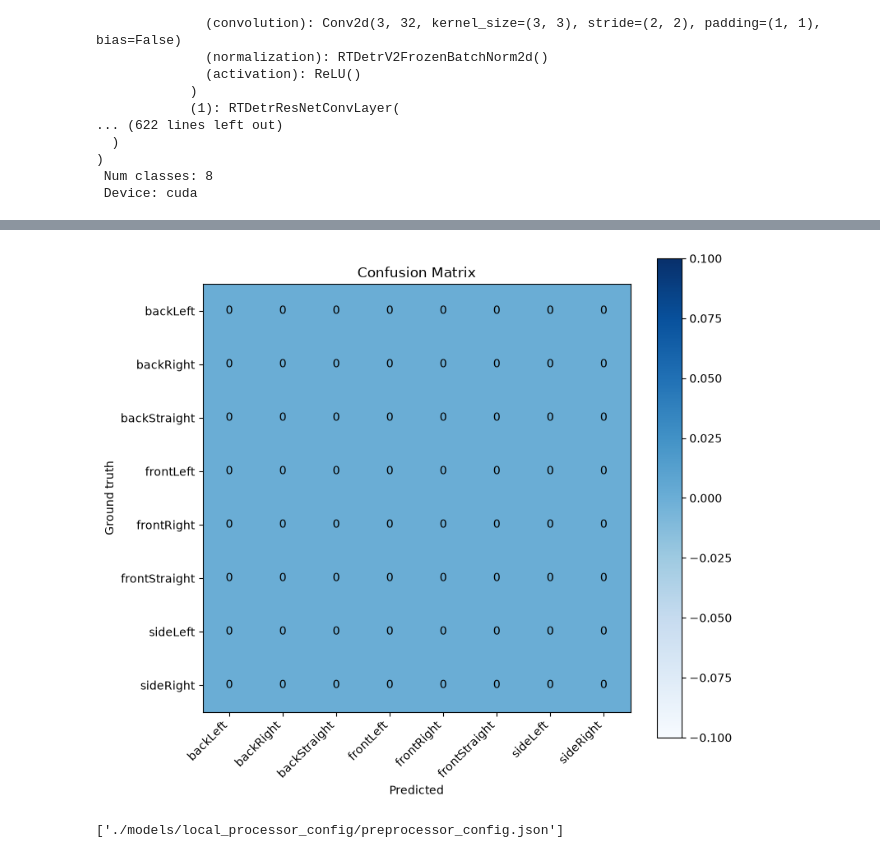
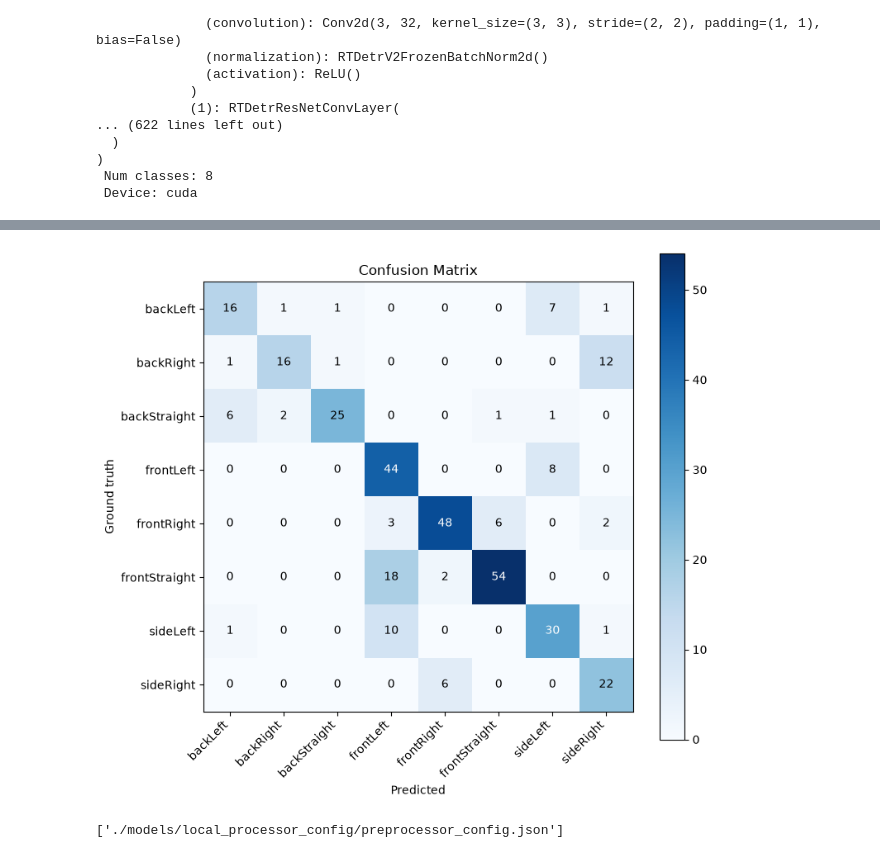
Before and after one commit to Freshman25/gaze-detection-kaggle-mirror, a Jupyter notebook: combined_notebook_v1.ipynb, the cells around one changed output, grey strips where cells are left out. Drawn from its saved outputs; the diff is of its cells as text; code cells hidden in the pictures.

```diff
--- a/combined_notebook_v1.ipynb
+++ b/combined_notebook_v1.ipynb
@@ -856,9 +919,10 @@ device = torch.device("cuda" if torch.cuda.is_available() else "cpu")
 
 # Re-create the blank model & adapter setup
 rcnn_model = torchvision.models.detection.fasterrcnn_resnet50_fpn_v2(weights=None) # No default weights
-rcnn_model.roi_heads.box_predictor = FastRCNNPredictor(in_features, output_classes)
+rcnn_adapter_reloaded = FasterRCNNAdapter(model=rcnn_model, dataset_id2label=train_dataset.id2label, device=device)
 
-rcnn_adapter_reloaded = FasterRCNNAdapter(model=rcnn_model, dataset_classes=dataset_classes, device=device)
+rcnn_model.roi_heads.box_predictor = FastRCNNPredictor(in_features, rcnn_adapter_reloaded.output_classes)
+
 
 # Load your trained weights straight into the adapter's model
 rcnn_adapter_reloaded.model.load_state_dict(torch.load("models/rcnn_trained_weights.pth", map_location=device))
@@ -1045,7 +1232,7 @@ cm = plot_confusion_matrix(rcnn_adapter, val_loader, dataset_classes, include_ba
 # %%
 torch.save(retinanet_adapter.model.state_dict(), "models/retinanet_trained_weights.pth")
 # %%
-mg, annotation = val_dataset[0]
+img, annotation = val_dataset[0]
 
 # Prepare image (same float scaled [0, 1] tensor format as Faster R-CNN)
 np_img = np.array(img, dtype=np.float32) / 255.0
@@ -1154,28 +1380,13 @@ class DETRAdapter(BaseModelAdapter):
 # %%
-cats = train_dataset.coco.loadCats(train_dataset.coco.getCatIds())
-
-dataset_classes = len(train_dataset.catid2label)
-output_classes = dataset_classes
-
-# COCO id -> category name
-catid_to_name = {cat["id"]: cat["name"] for cat in cats}
-
-# Training label -> category name
-id2label = {
-    train_dataset.catid2label[cat_id]: catid_to_name[cat_id]
-    for cat_id in train_dataset.catid2label
-}
-
-# Category name -> training label
-label2id = {name: idx for idx, name in id2label.items()}
-
 CHECKPOINT = "PekingU/rtdetr_v2_r50vd"
 IMAGE_SIZE = 640
 
+label2id = {v: k for k, v in train_dataset.id2label.items()}
+assert len(label2id) == len(train_dataset.id2label), "duplicate class names — label2id would lose entries" # Guard against silent error
 
 detr_model = AutoModelForObjectDetection.from_pretrained(
     CHECKPOINT,
-    id2label=id2label,
+    id2label=train_dataset.id2label,
     label2id=label2id,
     anchor_image_size=None,
     ignore_mismatched_sizes=True,
@@ -1187,7 +1398,7 @@ detr_processor = AutoImageProcessor.from_pretrained(
     size={"width": IMAGE_SIZE, "height": IMAGE_SIZE},)
 
 
-detr_adapter = DETRAdapter(detr_model, detr_processor)
+detr_adapter = DETRAdapter(detr_model, train_dataset.id2label, detr_processor)
 # %% [output]
 Some weights of RTDetrV2ForObjectDetection were not initialized from the model checkpoint at PekingU/rtdetr_v2_r50vd and are newly initialized because the shapes did not match:
 - model.decoder.class_embed.0.bias: found shape torch.Size([80]) in the checkpoint and torch.Size([8]) in the model instantiated
@@ -1246,11 +1469,6 @@ optimizer = torch.optim.AdamW(      # train DETR with AdamW instead
 )
 
 len_dataloader = len(train_loader)
-
-detr_adapter = DETRAdapter(
-    detr_model,
-    detr_processor,
-)
 
 train_losses, val_losses = [], []
 for epoch in range(NUM_EPOCHS):
@@ -1292,8 +1556,12 @@ plot_train_val_loss_curve(train_losses, val_losses, "RTDETR train-val loss curve
 # %%
-class_names = val_dataset.get_class_names()
-cm = plot_confusion_matrix(rcnn_adapter, val_loader, dataset_classes, include_background=False, class_names=class_names) # we set output_classes = dataset_classes + 1 earlier
+cm = plot_confusion_matrix(detr_adapter,
+                           val_loader,
+                           id2label=detr_adapter.id2label,
+                           include_background=False,
+                           iou_threshold=0.5,
+                           score_threshold=0.5)
 # %% [output]
-[figure, old version]
+[figure, new version]
 # %%
 torch.save(detr_adapter.model.state_dict(), "models/detr_trained_weights.pth")
 detr_processor.save_pretrained("./models/local_processor_config")  # Make this simply locally available
```
Also changed, not shown: parts of 36 cells of this notebook, 1 other file.
